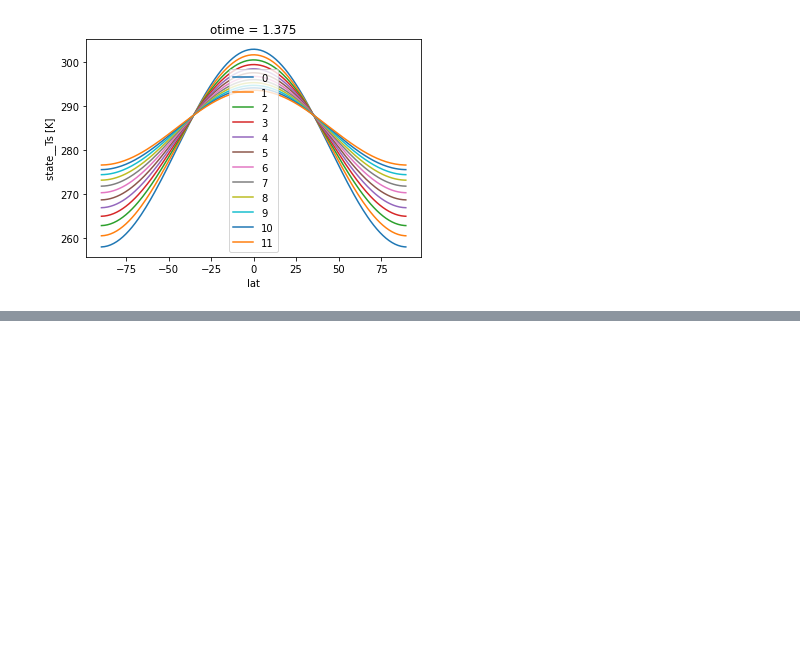
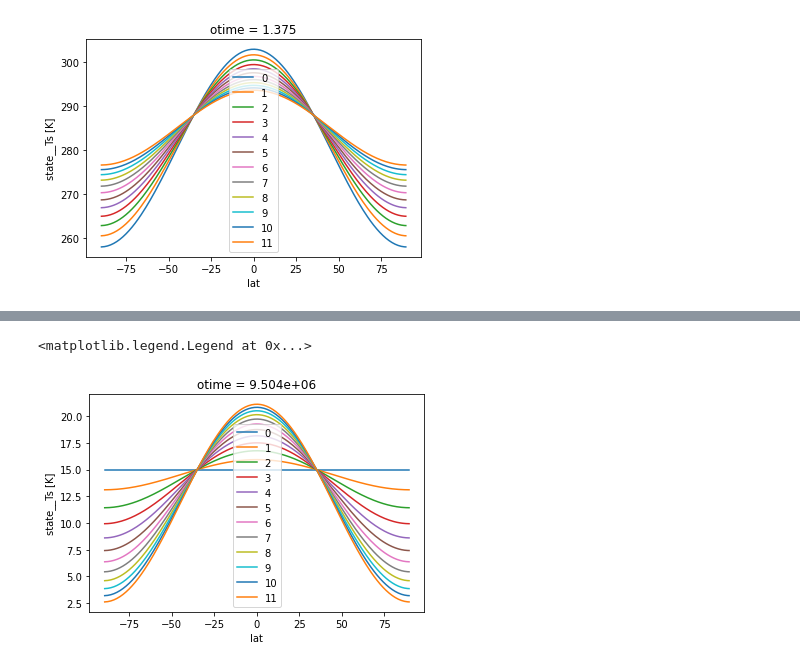
Before and after one commit to brian-rose/future-climlab, a Jupyter notebook: climlab-simlab.ipynb, the cells around one changed output, grey strips where cells are left out. Drawn from its saved outputs; the diff is of its cells as text; code cells hidden in the pictures; blank space fills up the shorter version.

```diff
--- a/climlab-simlab.ipynb
+++ b/climlab-simlab.ipynb
@@ -503,0 +685,37 @@ ax.legend()
+# %%
+num_steps = 11
+deltat = const.seconds_per_day*10
+
+in_ds = xs.create_setup(
+            model=ebm_model,
+            clocks={
+               'time': np.linspace(0., num_steps*deltat, num_steps+1),
+               'otime': np.linspace(0., num_steps*deltat, num_steps+1)
+                   },
+            master_clock='time',
+            input_vars={
+                'domain': {'num_lat': 200, 'water_depth': 10,},
+                'init': {'T0': 15., 'T2': 0},
+                'diffusion': {'D': 0.6,},
+                'insolation': {'solar_constant': 1370., 's2': -0.38,},
+                'ASR': {'albedo': 0.3},
+                'OLR': {'A': 210, 'B': 2.},
+            },
+            output_vars={
+               'state__Ts': 'otime',
+               'diffusion__flux': 'otime',
+               'ASR__asr': 'otime',
+               'OLR__olr': 'otime',
+               'insolation__insolation': 'otime',
+                        }
+            )
+
+out_ds = in_ds.xsimlab.run(model=ebm_model)
+
+fig, ax = plt.subplots()
+for i,otime in enumerate(out_ds.otime):
+    out_ds.state__Ts.sel(otime=otime).plot(ax=ax, label=i)
+ax.legend()
+# %% [output]
+<matplotlib.legend.Legend at 0x...>
+[figure, added]
```
Also changed, not shown: parts of 14 cells of this notebook, 1 other file.
